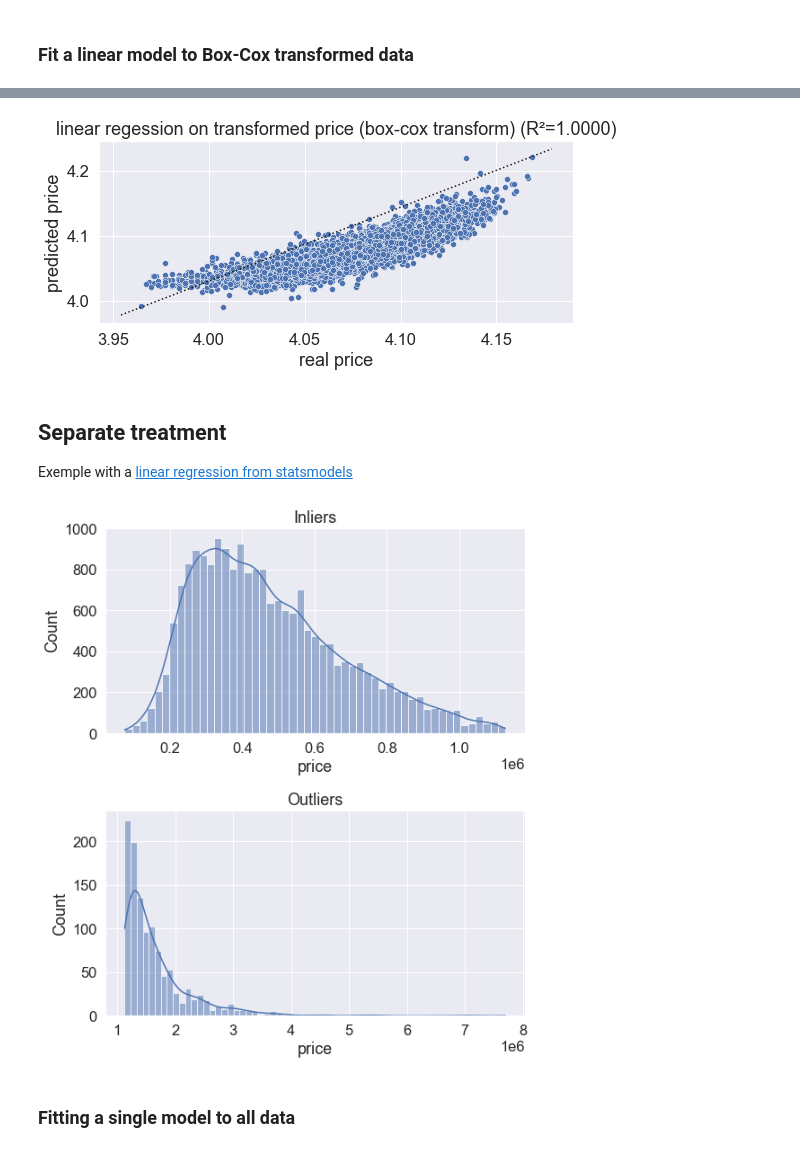
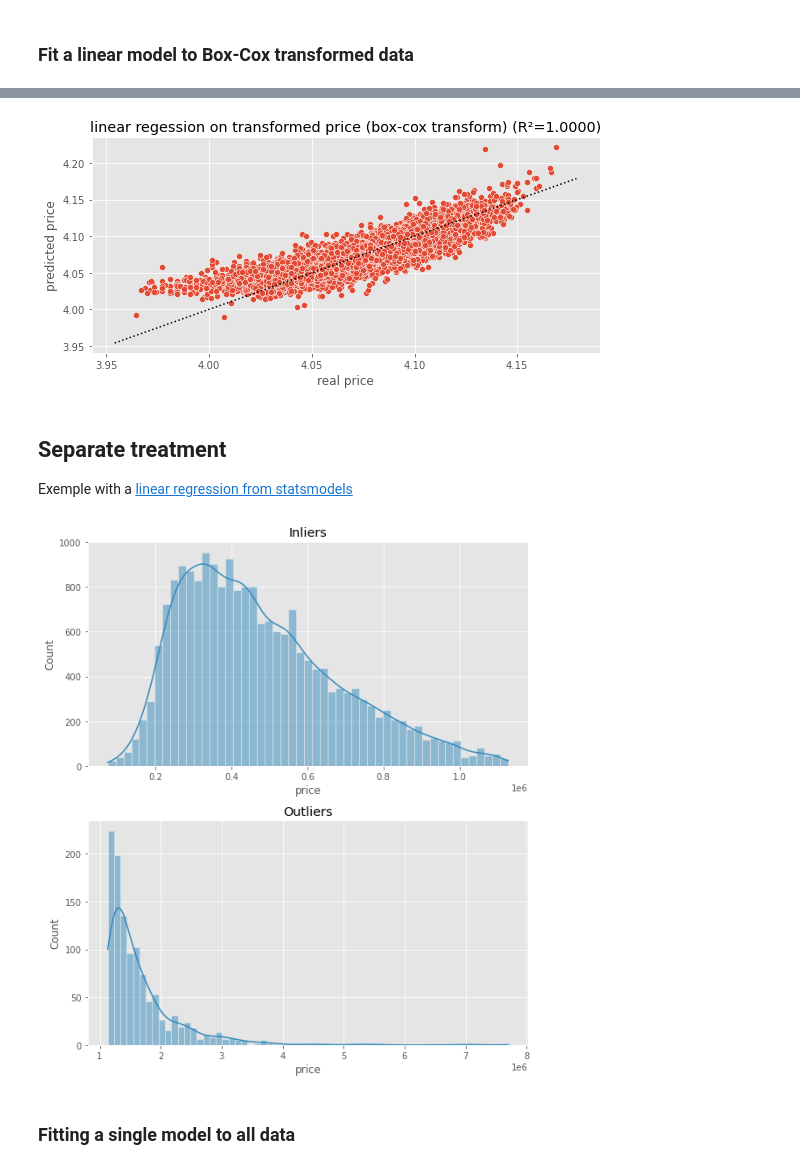
Before and after one commit to EPF-MDE/data-cleaning, a Jupyter notebook: Outliers/handle_outliers.ipynb, the cells around one changed output, grey strips where cells are left out. Cells and saved outputs as stored; diff of their text form; code cells hidden in the pictures.

Commit message:
re-run after fixing some plots

```diff
--- a/Outliers/handle_outliers.ipynb
+++ b/Outliers/handle_outliers.ipynb
@@ -6,16 +6,24 @@ import pandas as pd
 import statsmodels.api as sm
 
 from matplotlib import pyplot as plt
-
 import seaborn as sns
 
+
+
+plt.style.use('ggplot')
 #increase font size of all elements
-sns.set(font_scale=1.5)
+# sns.set_theme(font_scale=1.5)
 # %% [markdown]
 ## Loading a dataset
 [Dataset: House Sales in King County, USA](https://www.kaggle.com/datasets/harlfoxem/housesalesprediction)
 # %%
-house_data = pd.read_csv('data/kc_house_data.csv')
+house_data = pd.read_csv(
+    'data/kc_house_data.csv',
+    dtype=dict(
+        # waterfront="int",
+        # zipcode="str",
+    ),
+    parse_dates=[1])
 house_data
 # %% [output]
 |  | id | date | price | bedrooms | bathrooms | sqft_living | sqft_lot | floors | waterfront | view | ... |
@@ -318,17 +331,17 @@ strong multicollinearity problems or that the design matrix is singular.
 # %%
 predictions = model.predict(X)  # make the predictions by the model
 ax = plt.gca()
 sns.scatterplot(x=y, y=predictions, ax=ax)
-ax.plot(ax.get_xlim(),ax.get_ylim(), ':k')
+ax.plot(ax.get_xlim(),ax.get_xlim(), ':k')
 
 ax.set_xlabel('real price')
 ax.set_ylabel('predicted price')
 ax.set_title(f'linear regession on transformed price (box-cox transform) (R²={model.rsquared:0.4f})')
 plt.gcf().set_size_inches(8,4)
 plt.tight_layout()
 plt.savefig('regression_box-cox.png')
 # %% [output]
-[figure, old version]
+[figure, new version]
 # %% [markdown]
 ## Separate treatment
 
@@ -346,7 +359,7 @@ axs[1].set_title('Outliers')
 plt.tight_layout()
 plt.savefig('hist_inliers_outliers.png')
 # %% [output]
-[figure, old version]
+[figure, new version]
 # %% [markdown]
 ### Fitting a single model to all data
 # %%
```
Also changed, not shown: parts of 26 cells of this notebook.
